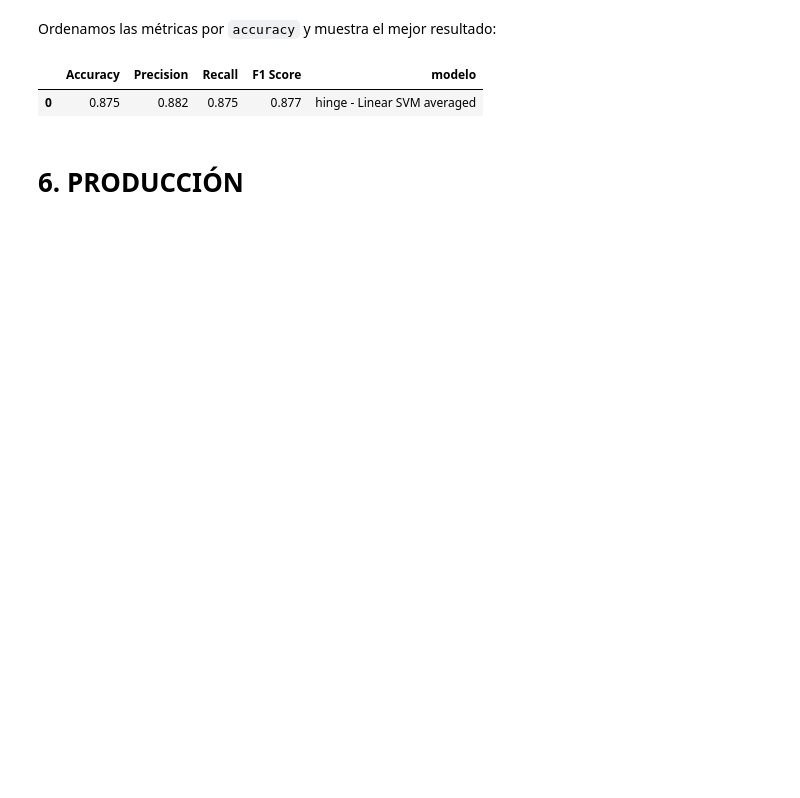
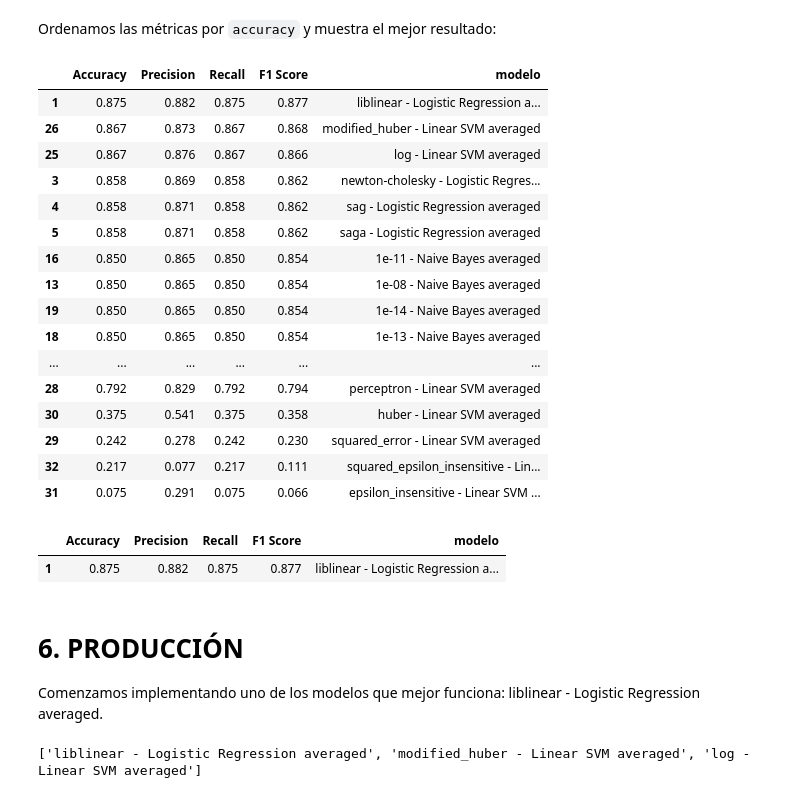
Before and after one commit to Dacarpe03/TextClassification, a Jupyter notebook: Scripts/Clasificacion-Resto.ipynb, the cells around one changed output. Saved outputs shown, nothing was run; the diff lists cells and outputs as text; code cells hidden in the pictures; blank space fills up the shorter version.

```diff
--- a/Scripts/Clasificacion-Resto.ipynb
+++ b/Scripts/Clasificacion-Resto.ipynb
@@ -630,2 +665,12 @@ metricas.head(1)
 # %% [markdown]
 Mejoramos el `accuracy` a partir del juego de parametros
+# %%
+modelos = metricas['modelo'].tolist()
+
+mejor = modelos[0]
+segundo = modelos[1]
+tercero = modelos[2]
+cuarto = modelos[3]
+
+moa = [mejor, segundo, tercero, cuarto]
+print(moa)
@@ -631,0 +681,30 @@ Mejoramos el `accuracy` a partir del juego de parametros
+# %%
+def separar_modelo(modelo):
+    """ funcion para separar del nombre de modelo los datos con los que ha entrenado
+    - modelo: nombre del modelo
+    """
+    sep = modelo.split(' ')
+
+    if sep[len(sep)-1]== "wv":
+        mo = ' '.join(sep[:len(sep)-2])
+
+    else:
+        mo = ' '.join(sep[:len(sep)-1])
+
+
+    datos = sep[len(sep)-1]
+
+
+    return mo, datos
+# %%
+dat = []
+mod = []
+
+for i in moa:
+    m, d = separar_modelo(i)
+    mod.append(m)
+    dat.append(d)
+
+
+print(mod)
+print(dat)
@@ -763,9 +838,31 @@ metricas3.to_csv(prediccion_r+'/metricas_mejora.csv', header=True, index=False)
 Ordenamos las métricas por `accuracy` y muestra el mejor resultado:
 # %%
 metricas3 = metricas3.sort_values('Accuracy',ascending=False)
-metricas3.head(1)
+display(metricas3)
 # %% [output]
 |  | Accuracy | Precision | Recall | F1 Score | modelo |
-| 0 | 0.875 | 0.882 | 0.875 | 0.877 | hinge - Linear SVM averaged |
+| 1 | 0.875 | 0.882 | 0.875 | 0.877 | liblinear - Logistic Regression a... |
+| 26 | 0.867 | 0.873 | 0.867 | 0.868 | modified_huber - Linear SVM averaged |
+| 25 | 0.867 | 0.876 | 0.867 | 0.866 | log - Linear SVM averaged |
+| 3 | 0.858 | 0.869 | 0.858 | 0.862 | newton-cholesky - Logistic Regres... |
+| 4 | 0.858 | 0.871 | 0.858 | 0.862 | sag - Logistic Regression averaged |
+| 5 | 0.858 | 0.871 | 0.858 | 0.862 | saga - Logistic Regression averaged |
+| 16 | 0.850 | 0.865 | 0.850 | 0.854 | 1e-11 - Naive Bayes averaged |
+| 13 | 0.850 | 0.865 | 0.850 | 0.854 | 1e-08 - Naive Bayes averaged |
+| 19 | 0.850 | 0.865 | 0.850 | 0.854 | 1e-14 - Naive Bayes averaged |
+| 18 | 0.850 | 0.865 | 0.850 | 0.854 | 1e-13 - Naive Bayes averaged |
+| ... | ... | ... | ... | ... | ... |
+| 28 | 0.792 | 0.829 | 0.792 | 0.794 | perceptron - Linear SVM averaged |
+| 30 | 0.375 | 0.541 | 0.375 | 0.358 | huber - Linear SVM averaged |
+| 29 | 0.242 | 0.278 | 0.242 | 0.230 | squared_error - Linear SVM averaged |
+| 32 | 0.217 | 0.077 | 0.217 | 0.111 | squared_epsilon_insensitive - Lin... |
+| 31 | 0.075 | 0.291 | 0.075 | 0.066 | epsilon_insensitive - Linear SVM ... |
+# %%
+metricas3.head(1)
+# %% [output]
+|  | Accuracy | Precision | Recall | F1 Score | modelo |
+| 1 | 0.875 | 0.882 | 0.875 | 0.877 | liblinear - Logistic Regression a... |
 # %% [markdown]
 # 6. PRODUCCIÓN
+
+Comenzamos implementando uno de los modelos que mejor funciona: liblinear - Logistic Regression averaged.
@@ -831,0 +869,12 @@ tfidf_wv_test_features = tfidf_weighted_averaged_word_vectorizer(norm_test_corpu
+# %%
+modelos = metricas3['modelo'].tolist()
+
+mejor = modelos[0]
+segundo = modelos[1]
+tercero = modelos[2]
+# cuarto = modelos[3]
+
+moa2 = [mejor, segundo, tercero] #, cuarto
+print(moa2)
+# %% [output]
+['liblinear - Logistic Regression averaged', 'modified_huber - Linear SVM averaged', 'log - Linear SVM averaged']
```
Also changed, not shown: parts of 22 cells of this notebook, 9 other files.
